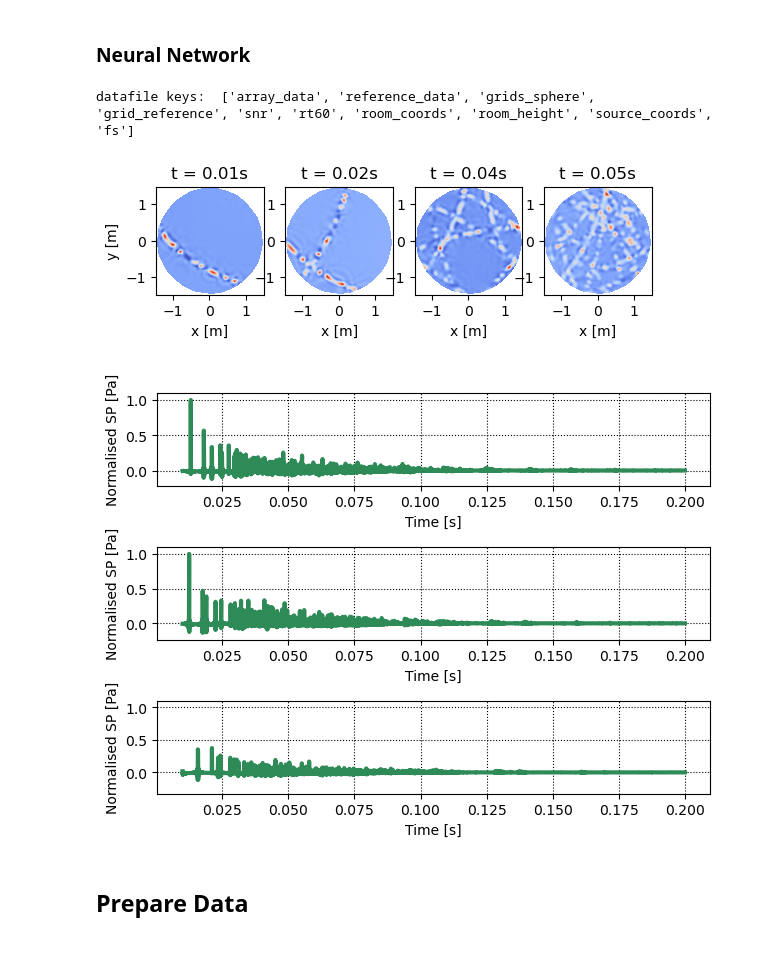
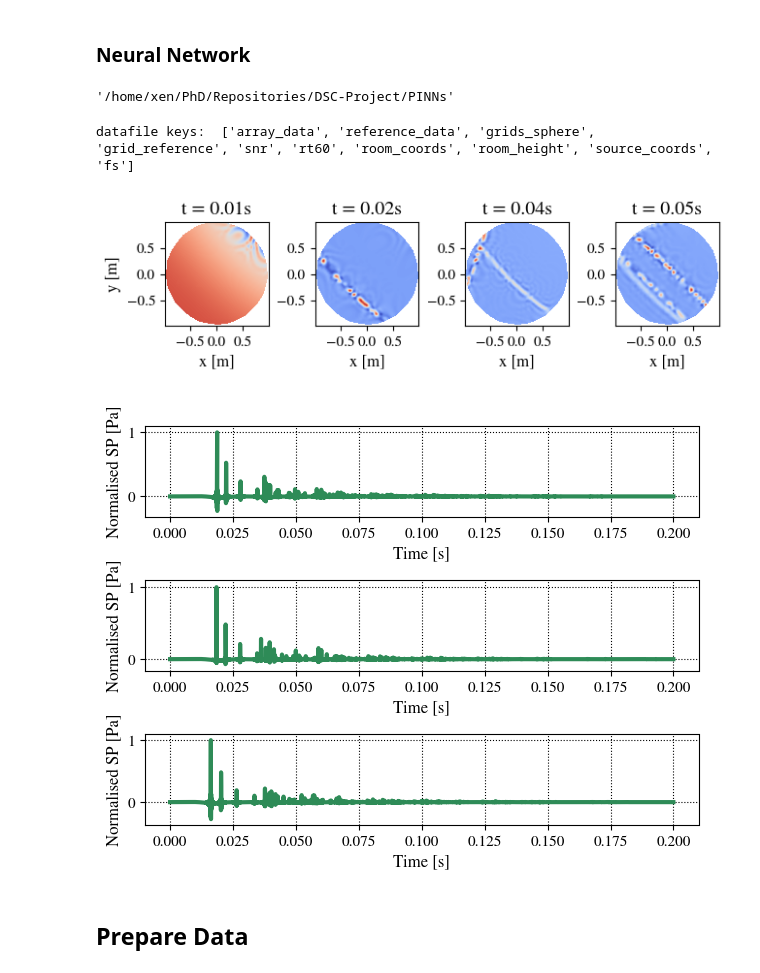
Before and after one commit to xefonon/DSC-Project, a Jupyter notebook: PINNs/Wave_Equation_PINN.ipynb, the cells around one changed output. Saved outputs shown, nothing was run; the diff lists cells and outputs as text; code cells hidden in the pictures.

```diff
--- a/PINNs/Wave_Equation_PINN.ipynb
+++ b/PINNs/Wave_Equation_PINN.ipynb
@@ -167,8 +169,13 @@ $$MSE=MSE_{\mathbf{r}}+MSE_f$$
 NOTE: We minimize $MSE$ to obtain the $N$'s parameters (i.e, $W_i$ and $b_i$) and the PDEs parameters (i.e., $p(\mathbf{r}^{\prime}, t)$)→ We will ask our neural network to find our $p(\mathbf{r}^{\prime})$.
 # %% [markdown]
 ### Neural Network
+# %%
+import os
+os.getcwd()
+# %% [output]
+'/home/xen/PhD/Repositories/DSC-Project/PINNs'
 # %%
-data = np.load('../ISM_sphere.npz')
+data = np.load('../Data/ISM_sphere.npz')
 keys = [key for key in data.keys()]
 print("datafile keys: ",keys)
 # %% [output]
@@ -190,16 +197,16 @@ for ax in (ax2, ax3, ax4):
     ax.set_ylabel('')
 fig.show()
 # %% [output]
-[figure, old version]
+[figure, new version]
 # %%
 fig, ax = plt.subplots(3, 1)
-ax[0] = plot_rir(rirdata[4], ax = ax[0])
-ax[1] = plot_rir(rirdata[254], ax = ax[1])
-ax[2] = plot_rir(rirdata[888], ax = ax[2])
+ax[0] = plot_rir(rirdata[4], ax = ax[0], t_intervals=(0, .2))
+ax[1] = plot_rir(rirdata[254], ax = ax[1],t_intervals=(0, .2))
+ax[2] = plot_rir(rirdata[888], ax = ax[2], t_intervals=(0, .2))
 fig.tight_layout()
 plt.show()
 # %% [output]
-[figure, old version]
+[figure, new version]
 # %% [markdown]
 ## Prepare Data
 # %%
```
Also changed, not shown: parts of 1 cell of this notebook, 6 other files.
